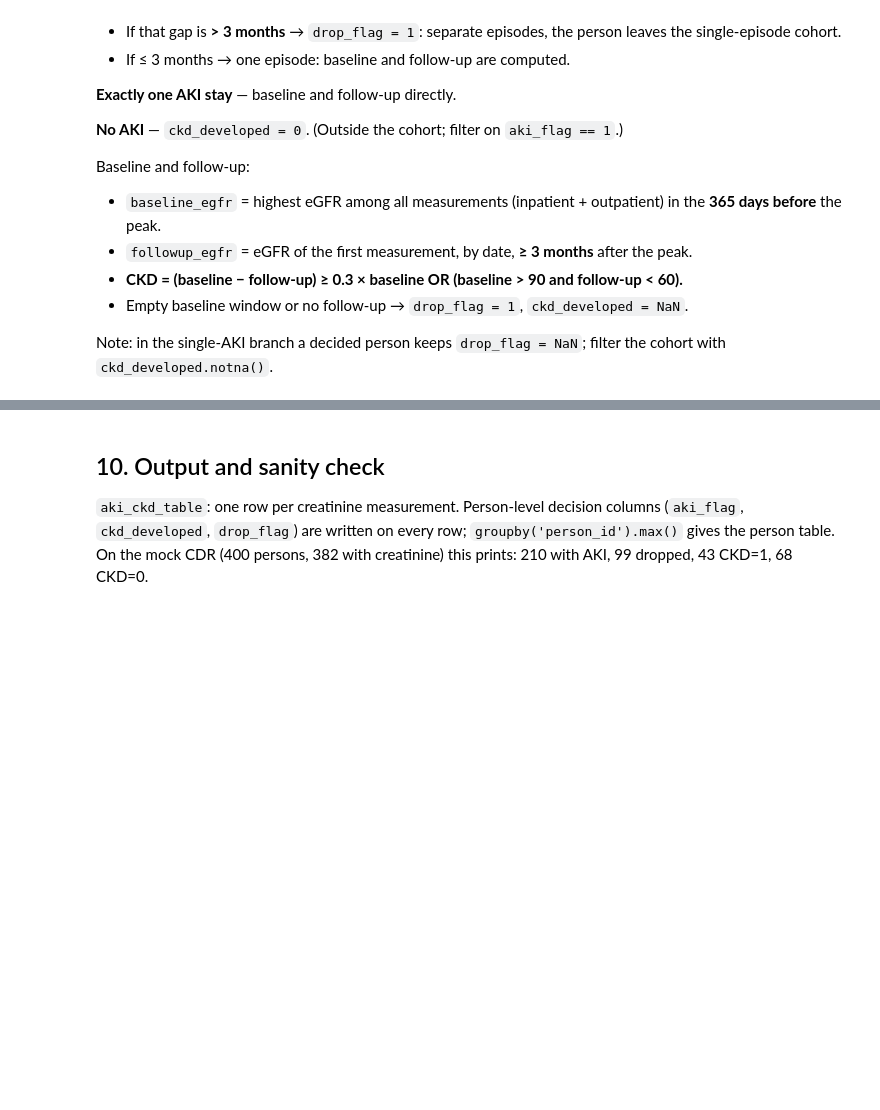
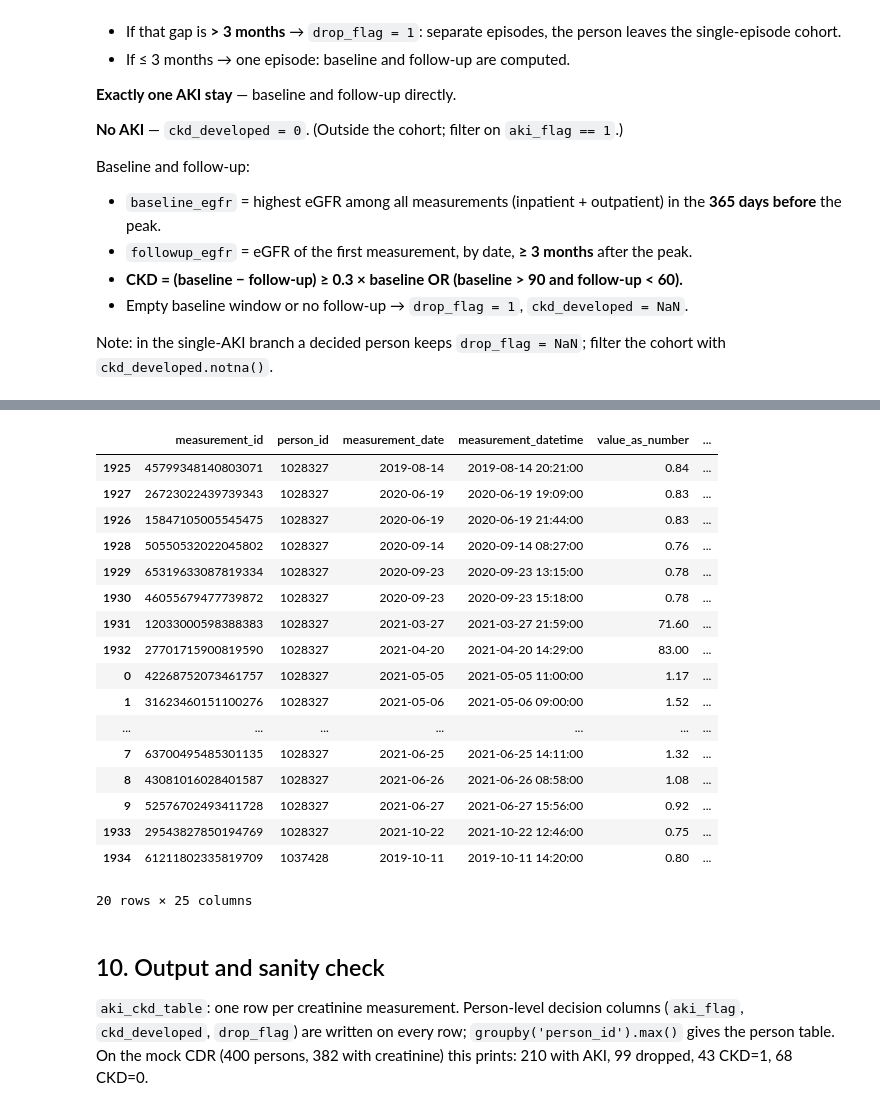
Before and after one commit to hkgoren/aou-aki-ckd-prototype, a Jupyter notebook: notebooks/01_omop_aki_ckd_phenotype.ipynb, the cells around one changed output, grey strips where cells are left out. Cells and saved outputs as stored; diff of their text form; code cells hidden in the pictures; blank space fills up the shorter version.

```diff
--- a/notebooks/01_omop_aki_ckd_phenotype.ipynb
+++ b/notebooks/01_omop_aki_ckd_phenotype.ipynb
@@ -369,6 +414,27 @@ all_measurements = calculate_egfr(dataset = all_measurements)
 all_measurements = all_measurements.groupby('person_id', group_keys = False).apply(compute_time_since_each_aki)
 # %%
 aki_ckd_table = all_measurements.groupby('person_id', group_keys = False).apply(detect_ckd)
+# %%
+aki_ckd_table.head(20)
+# %% [output]
+|  | measurement_id | person_id | measurement_date | measurement_datetime | value_as_number | ... |
+| 1925 | 45799348140803071 | 1028327 | 2019-08-14 | 2019-08-14 20:21:00 | 0.84 | ... |
+| 1927 | 26723022439739343 | 1028327 | 2020-06-19 | 2020-06-19 19:09:00 | 0.83 | ... |
+| 1926 | 15847105005545475 | 1028327 | 2020-06-19 | 2020-06-19 21:44:00 | 0.83 | ... |
+| 1928 | 50550532022045802 | 1028327 | 2020-09-14 | 2020-09-14 08:27:00 | 0.76 | ... |
+| 1929 | 65319633087819334 | 1028327 | 2020-09-23 | 2020-09-23 13:15:00 | 0.78 | ... |
+| 1930 | 46055679477739872 | 1028327 | 2020-09-23 | 2020-09-23 15:18:00 | 0.78 | ... |
+| 1931 | 12033000598388383 | 1028327 | 2021-03-27 | 2021-03-27 21:59:00 | 71.60 | ... |
+| 1932 | 27701715900819590 | 1028327 | 2021-04-20 | 2021-04-20 14:29:00 | 83.00 | ... |
+| 0 | 42268752073461757 | 1028327 | 2021-05-05 | 2021-05-05 11:00:00 | 1.17 | ... |
+| 1 | 31623460151100276 | 1028327 | 2021-05-06 | 2021-05-06 09:00:00 | 1.52 | ... |
+| ... | ... | ... | ... | ... | ... | ... |
+| 7 | 63700495485301135 | 1028327 | 2021-06-25 | 2021-06-25 14:11:00 | 1.32 | ... |
+| 8 | 43081016028401587 | 1028327 | 2021-06-26 | 2021-06-26 08:58:00 | 1.08 | ... |
+| 9 | 52576702493411728 | 1028327 | 2021-06-27 | 2021-06-27 15:56:00 | 0.92 | ... |
+| 1933 | 29543827850194769 | 1028327 | 2021-10-22 | 2021-10-22 12:46:00 | 0.75 | ... |
+| 1934 | 61211802335819709 | 1037428 | 2019-10-11 | 2019-10-11 14:20:00 | 0.80 | ... |
+20 rows × 25 columns
 # %% [markdown]
 ## 10. Output and sanity check
 
```
Also changed, not shown: parts of 4 cells of this notebook.
